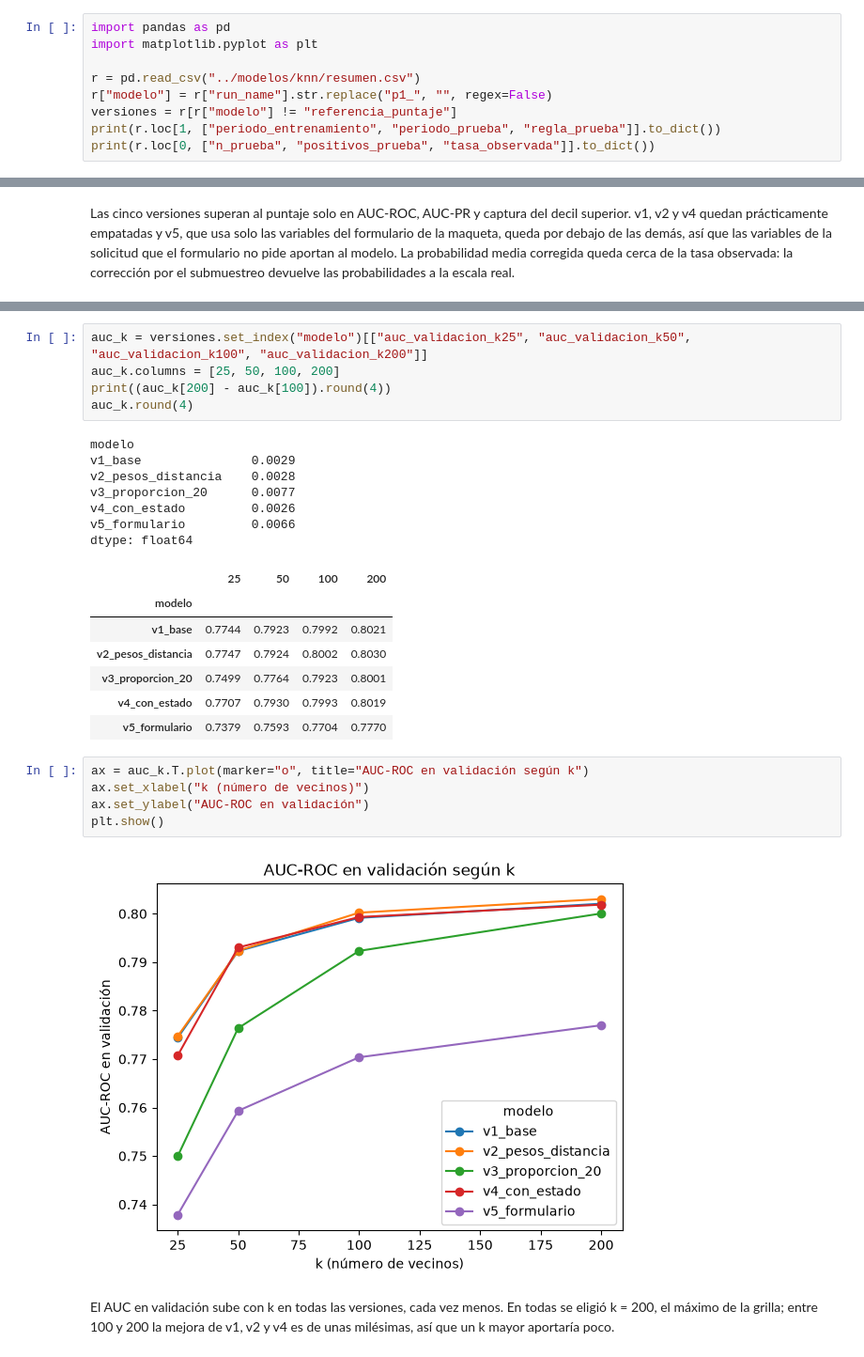
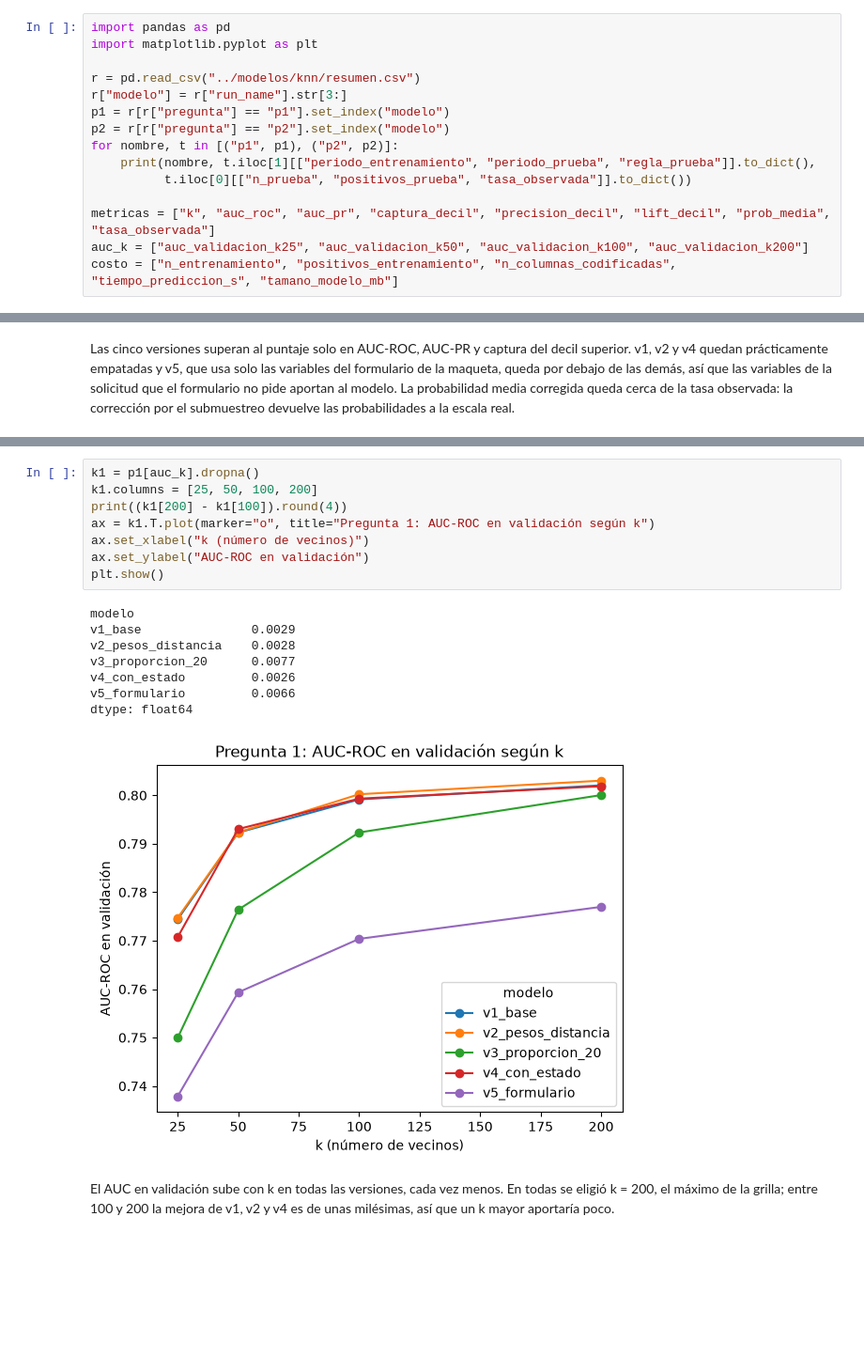
Before and after one commit to OSCARORTEGA95/Proyecto-de-Riesgo-de-Credito-Hipotecario, a Jupyter notebook: notebooks/03_modelos_knn.ipynb, the cells around one changed output, grey strips where cells are left out. Shown at 94% size. Drawn from its saved outputs; the diff is of its cells as text; blank space fills up the shorter version.

```diff
--- a/notebooks/03_modelos_knn.ipynb
+++ b/notebooks/03_modelos_knn.ipynb
@@ -3,8 +3,14 @@ import pandas as pd
 import matplotlib.pyplot as plt
 
 r = pd.read_csv("../modelos/knn/resumen.csv")
-r["modelo"] = r["run_name"].str.replace("p1_", "", regex=False)
-versiones = r[r["modelo"] != "referencia_puntaje"]
-print(r.loc[1, ["periodo_entrenamiento", "periodo_prueba", "regla_prueba"]].to_dict())
-print(r.loc[0, ["n_prueba", "positivos_prueba", "tasa_observada"]].to_dict())
+r["modelo"] = r["run_name"].str[3:]
+p1 = r[r["pregunta"] == "p1"].set_index("modelo")
+p2 = r[r["pregunta"] == "p2"].set_index("modelo")
+for nombre, t in [("p1", p1), ("p2", p2)]:
+    print(nombre, t.iloc[1][["periodo_entrenamiento", "periodo_prueba", "regla_prueba"]].to_dict(),
+          t.iloc[0][["n_prueba", "positivos_prueba", "tasa_observada"]].to_dict())
+
+metricas = ["k", "auc_roc", "auc_pr", "captura_decil", "precision_decil", "lift_decil", "prob_media", "tasa_observada"]
+auc_k = ["auc_validacion_k25", "auc_validacion_k50", "auc_validacion_k100", "auc_validacion_k200"]
+costo = ["n_entrenamiento", "positivos_entrenamiento", "n_columnas_codificadas", "tiempo_prediccion_s", "tamano_modelo_mb"]
 # %% [output]
@@ -40,29 +43,19 @@ Las cinco versiones superan al puntaje solo en AUC-ROC, AUC-PR y captura del dec
-# %%
-auc_k = versiones.set_index("modelo")[["auc_validacion_k25", "auc_validacion_k50", "auc_validacion_k100", "auc_validacion_k200"]]
-auc_k.columns = [25, 50, 100, 200]
-print((auc_k[200] - auc_k[100]).round(4))
-auc_k.round(4)
-# %% [output]
-modelo
-v1_base               0.0029
-v2_pesos_distancia    0.0028
-v3_proporcion_20      0.0077
-v4_con_estado         0.0026
-v5_formulario         0.0066
-dtype: float64
-|  | 25 | 50 | 100 | 200 |
-| modelo |  |  |  |  |
-| v1_base | 0.7744 | 0.7923 | 0.7992 | 0.8021 |
-| v2_pesos_distancia | 0.7747 | 0.7924 | 0.8002 | 0.8030 |
-| v3_proporcion_20 | 0.7499 | 0.7764 | 0.7923 | 0.8001 |
-| v4_con_estado | 0.7707 | 0.7930 | 0.7993 | 0.8019 |
-| v5_formulario | 0.7379 | 0.7593 | 0.7704 | 0.7770 |
 # %%
-ax = auc_k.T.plot(marker="o", title="AUC-ROC en validación según k")
+k1 = p1[auc_k].dropna()
+k1.columns = [25, 50, 100, 200]
+print((k1[200] - k1[100]).round(4))
+ax = k1.T.plot(marker="o", title="Pregunta 1: AUC-ROC en validación según k")
 ax.set_xlabel("k (número de vecinos)")
 ax.set_ylabel("AUC-ROC en validación")
 plt.show()
 # %% [output]
+modelo
+v1_base               0.0029
+v2_pesos_distancia    0.0028
+v3_proporcion_20      0.0077
+v4_con_estado         0.0026
+v5_formulario         0.0066
+dtype: float64
-[figure, old version]
+[figure, new version]
 # %% [markdown]
 El AUC en validación sube con k en todas las versiones, cada vez menos. En todas se eligió k = 200, el máximo de la grilla; entre 100 y 200 la mejora de v1, v2 y v4 es de unas milésimas, así que un k mayor aportaría poco.
```
Also changed, not shown: parts of 19 cells of this notebook, 43 other files.
